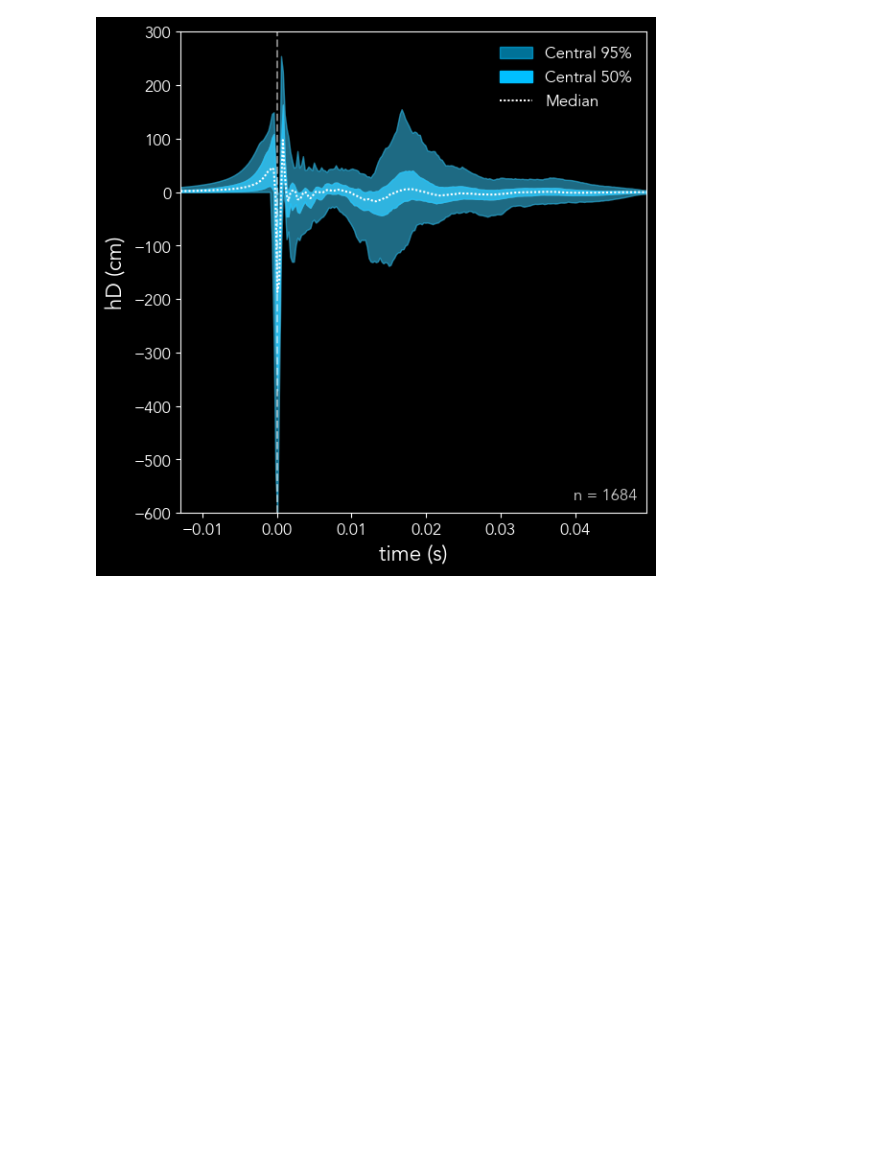
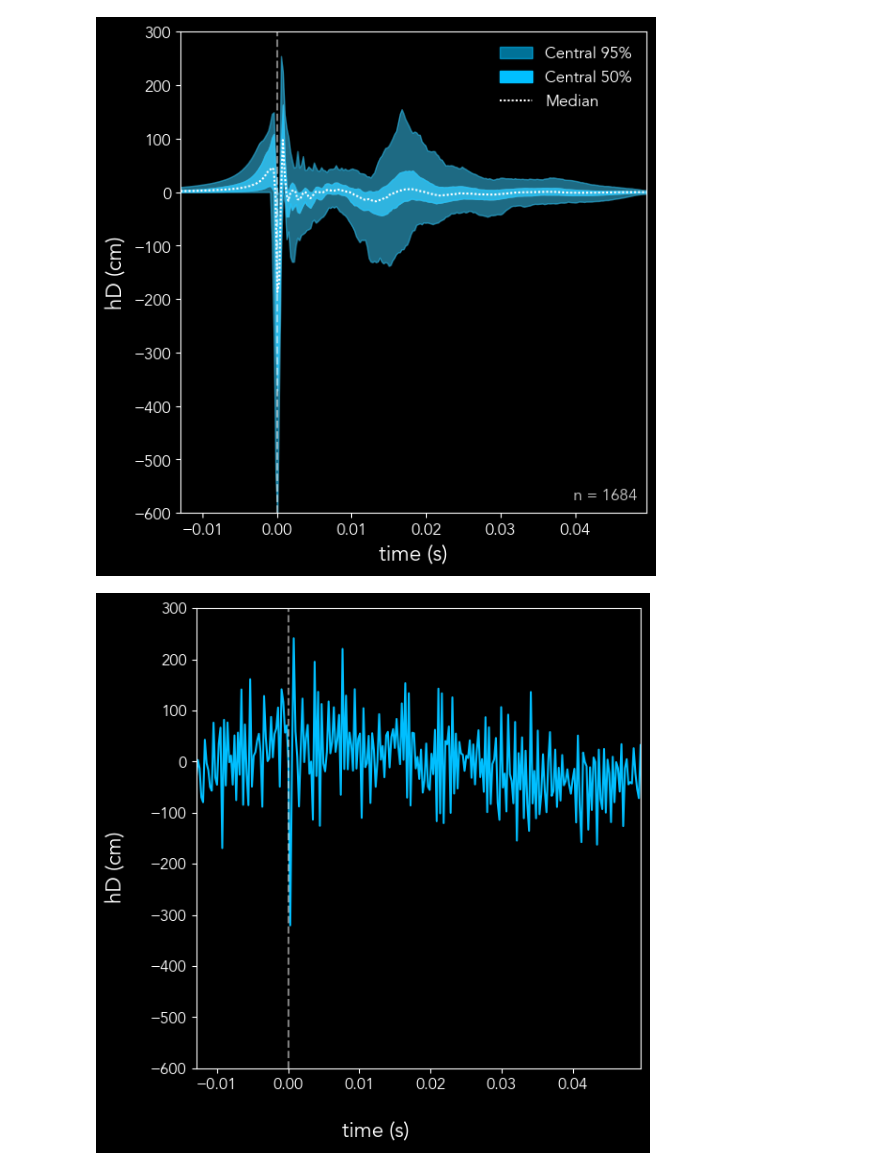
Before and after one commit to starccato/starccato-flow, a Jupyter notebook: train.ipynb, the cells around one changed output. Cells and saved outputs as stored; diff of their text form; code cells hidden in the pictures; blank space fills up the shorter version.

```diff
--- a/train.ipynb
+++ b/train.ipynb
@@ -26,3 +24,7 @@ toy=False
+# %%
+ccsn_dataset.plot_signal_grid(background="black", font_family="sans-serif", font_name="Avenir", fname="plots/ccsn_signal_grid.png")
+# %% [output]
+[figure, added]
 # %%
 trainer = Trainer(
     toy=False,
```
Also changed, not shown: parts of 3 cells of this notebook, 2 other files.
